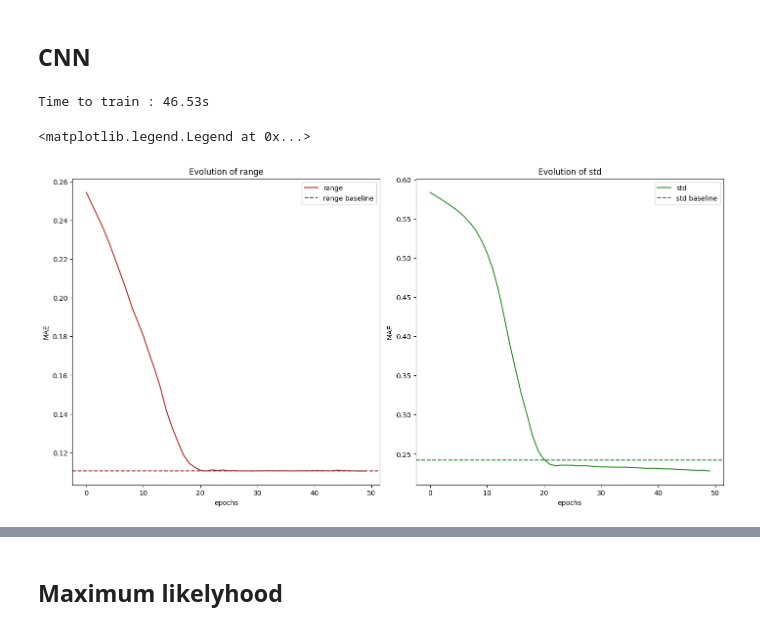
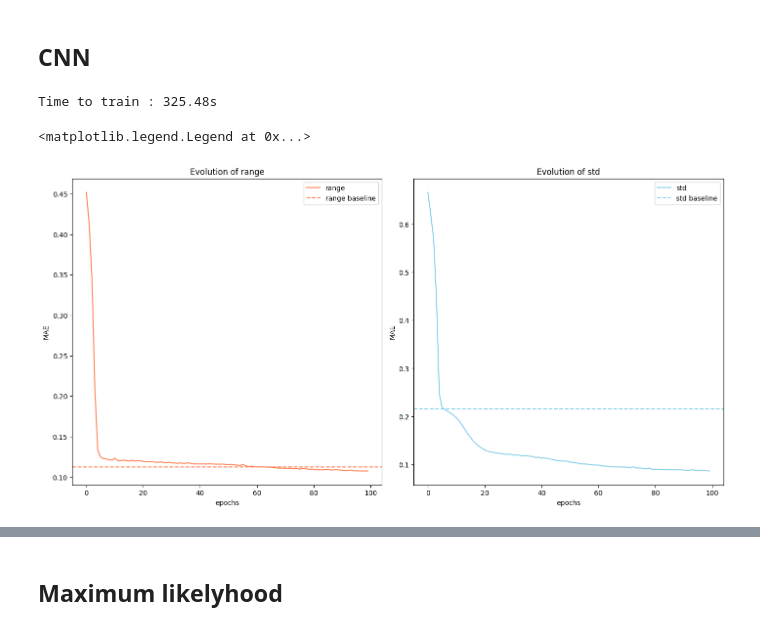
Before and after one commit to DarenXL/Neural_ST_inference, a Jupyter notebook: Code GNN/Amortized_Methods_Geostatistics-NoDeepset.ipynb, the cells around one changed output, grey strips where cells are left out. Saved outputs shown, nothing was run; the diff lists cells and outputs as text; code cells hidden in the pictures.

```diff
--- a/Code GNN/Amortized_Methods_Geostatistics-NoDeepset.ipynb
+++ b/Code GNN/Amortized_Methods_Geostatistics-NoDeepset.ipynb
@@ -175,11 +175,11 @@ def datamaker(constant_product, n, as_grid=False, range_min=.05, range_max=.5,st
 
     return datalist
 # %%
-n_points = 400 # 1000
-n_train = 100 # 500
-n_test = 10 # 100
+n_points = 1000
+n_train = 500
+n_test = 100
 
-batch_size = 20 # 20
+batch_size = 20
 # %%
 sampling_train = datamaker(n_points, n_train, as_grid=False)
 # %%
@@ -584,7 +584,7 @@ model_graph = GNN_network(in_channels=1,
 
 optimizer_graph = torch.optim.Adam(model_graph.parameters(), lr=1e-4)
 # %%
-n_epochs = 50
+n_epochs = 100
 all_loss_train_graph=torch.zeros((n_epochs, n_train,theta_size))
 
 t = tqdm(range(0, n_epochs),total=n_epochs)
@@ -687,18 +676,16 @@ class CNN_network(nn.Module):
     def __init__(self, in_channels=2, hidden=32, out_dim=2):
         super().__init__()
         self.conv = nn.Sequential(
-            nn.Conv2d(in_channels, hidden, 3, padding=1),
+            nn.Conv2d(in_channels, hidden, 10, padding=1),
             nn.ReLU(),
-            nn.Conv2d(hidden, hidden, 3, padding=1),
-            nn.ReLU(),
-            nn.Conv2d(hidden, hidden, 3, padding=1),
+            nn.Conv2d(hidden, hidden, 5, padding=1),
             nn.ReLU(),
         )
         self.pool = nn.AdaptiveAvgPool2d(1)  # ~vec(·)
         self.dense = nn.Sequential(
-            nn.Linear(hidden, 64),
+            nn.Linear(hidden, 32),
             nn.ReLU(),
-            nn.Linear(64, out_dim)
+            nn.Linear(32, out_dim)
         )
 
 
@@ -723,8 +710,6 @@ class CNN_network_nodense(nn.Module):
             nn.ReLU(),
             nn.Conv2d(hidden, hidden, 3, padding=1),
             nn.ReLU(),
-            nn.Conv2d(hidden, hidden, 3, padding=1),
-            nn.ReLU(),
         )
         self.pool = nn.AdaptiveAvgPool2d(16)
         self.conv_out = nn.Sequential(
@@ -772,7 +757,7 @@ model_grid = CNN_network(in_channels=2).to(device)
 
 optimizer_grid = torch.optim.Adam(model_grid.parameters(), lr=1e-4)
 # %%
-n_epochs = 50
+n_epochs = 100
 all_loss_train_grid=torch.zeros((n_epochs, n_train,theta_size))
 
 t = tqdm(range(0, n_epochs),total=n_epochs)
@@ -788,35 +773,35 @@ for epoch in t:
     )
 
     t.set_description(f"Epoch {epoch+1}/{n_epochs}")
     t.set_postfix(loss=f"{loss.mean(dim=0)}")
     all_loss_train_grid[epoch] = loss
 
 time_train_grid = time.time() - time_train_grid
 
 print(f"Time to train : {time_train_grid:.2f}s")
 
 all_loss_train_grid = all_loss_train_grid.detach().numpy()
 
 fig_cnn, ax = plt.subplots(1, 2, figsize=(14, 7), constrained_layout=True)
 ax[0].plot(all_loss_train_grid.mean(axis=1)[:,0], 'coral', label='range')
 ax[1].plot(all_loss_train_grid.mean(axis=1)[:,1], 'skyblue',label='std')
 
 based, _ = baseline_mae(dataset_grid)
 ax[0].axhline(based[0],color='coral', ls='--', label='range baseline')
 plt.axhline(based[1],color='skyblue', ls='--', label='std baseline')
 
 ax[0].set_title('Evolution of range')
 ax[1].set_title('Evolution of std')
 ax[0].set_xlabel('epochs')
 ax[1].set_xlabel('epochs')
 ax[0].set_ylabel('MAE')
 ax[1].set_ylabel('MAE')
 ax[0].legend()
 ax[1].legend()
 # %% [output]
-Time to train : 46.53s
+Time to train : 325.48s
 <matplotlib.legend.Legend at 0x...>
-[figure, old version]
+[figure, new version]
 # %%
 loader_grid_test = DataLoader(
     datamaker_grid(sampling_test),
```
Also changed, not shown: parts of 10 cells of this notebook, 1 other file.
